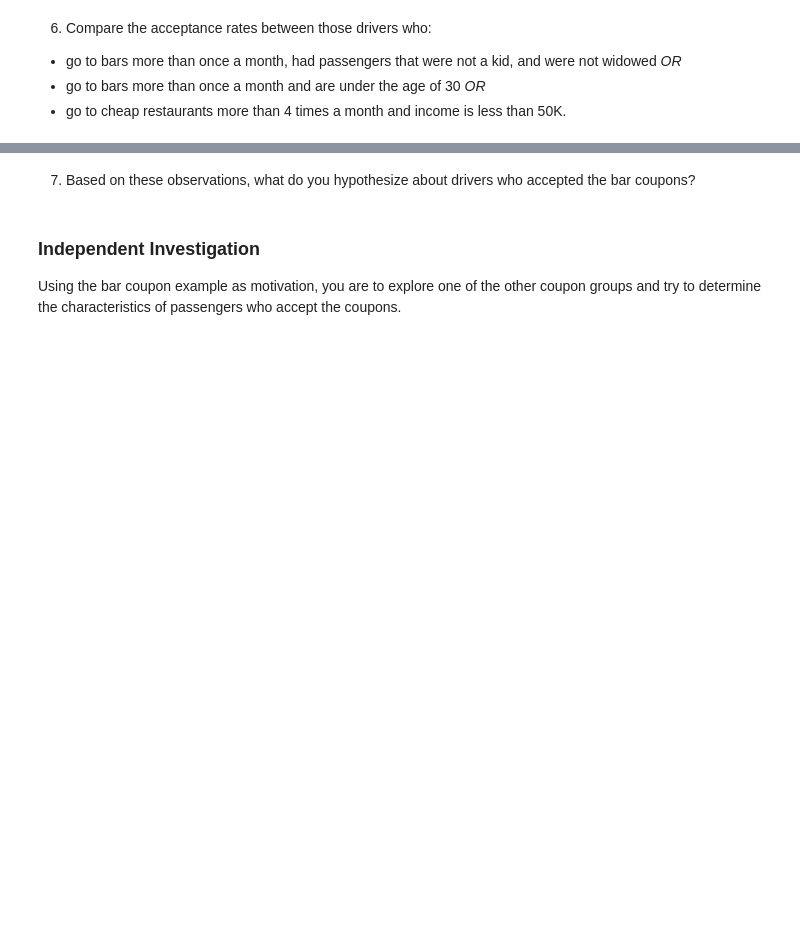
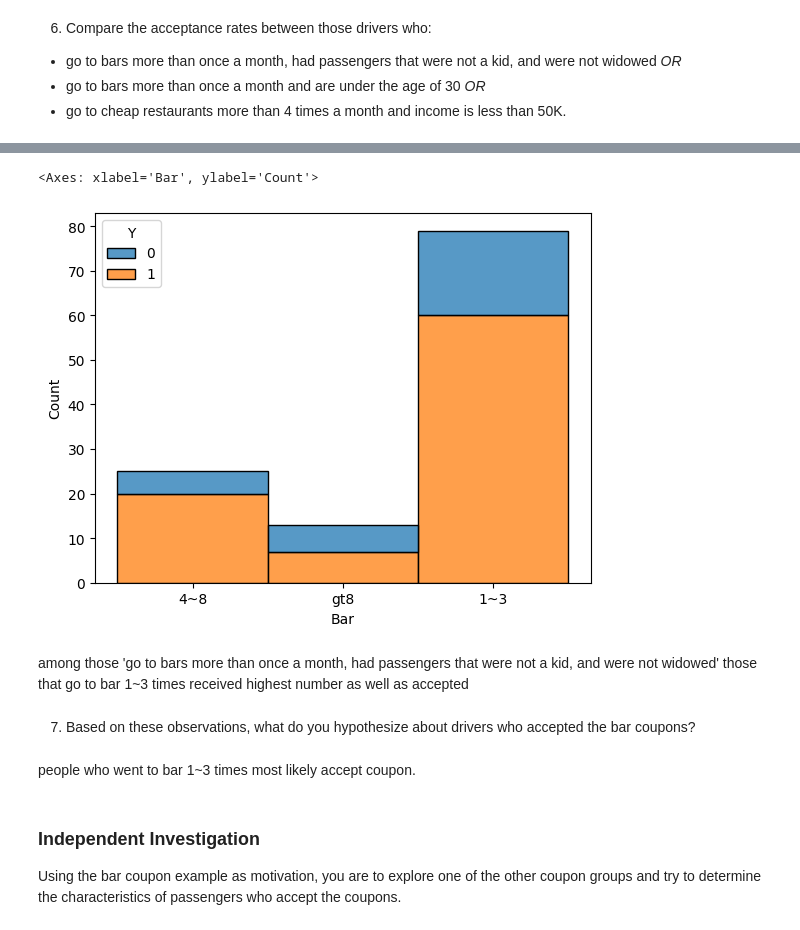
Before and after one commit to gputti/coupon_prob, a Jupyter notebook: prompt.ipynb, the cells around one changed output, grey strips where cells are left out. Saved outputs shown, nothing was run; the diff lists cells and outputs as text; code cells hidden in the pictures; blank space fills up the shorter version.

```diff
--- a/prompt.ipynb
+++ b/prompt.ipynb
@@ -308,5 +357,14 @@ people with age 26 received highest number of coupons and people with age 45 use
+# %%
+sns.histplot(data=df_bar_6, x="Bar", hue="Y", multiple="stack", legend=True, stat='count')
+# %% [output]
+<Axes: xlabel='Bar', ylabel='Count'>
+[figure, added]
+# %% [markdown]
+among those 'go to bars more than once a month, had passengers that were not a kid, and were not widowed' those that go to bar 1~3 times received highest number as well as accepted
 # %% [markdown]
 7.  Based on these observations, what do you hypothesize about drivers who accepted the bar coupons?
+# %% [markdown]
+people who went to bar 1~3 times most likely accept coupon.
 # %% [markdown]
 ### Independent Investigation
 
```
Also changed, not shown: parts of 7 cells of this notebook.
